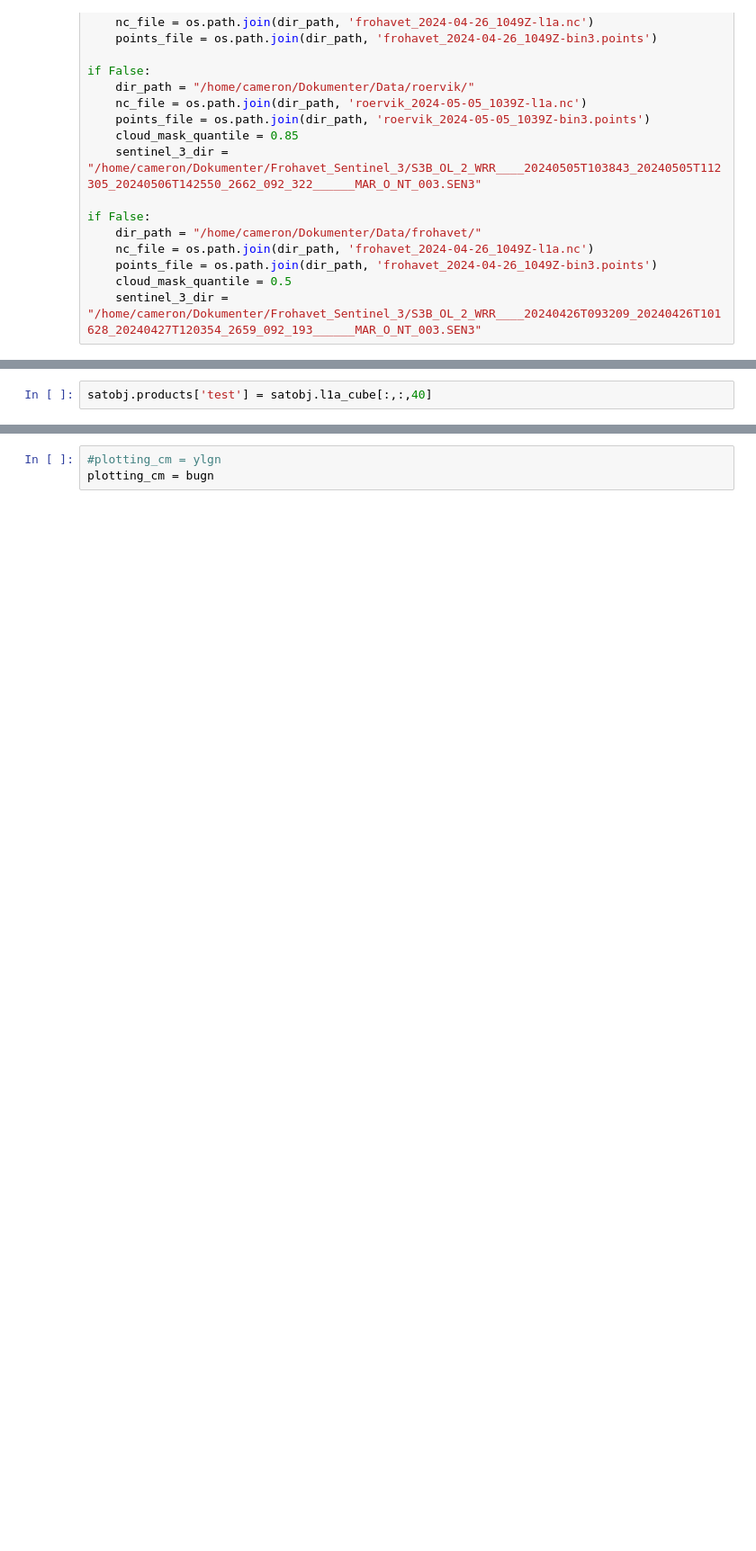
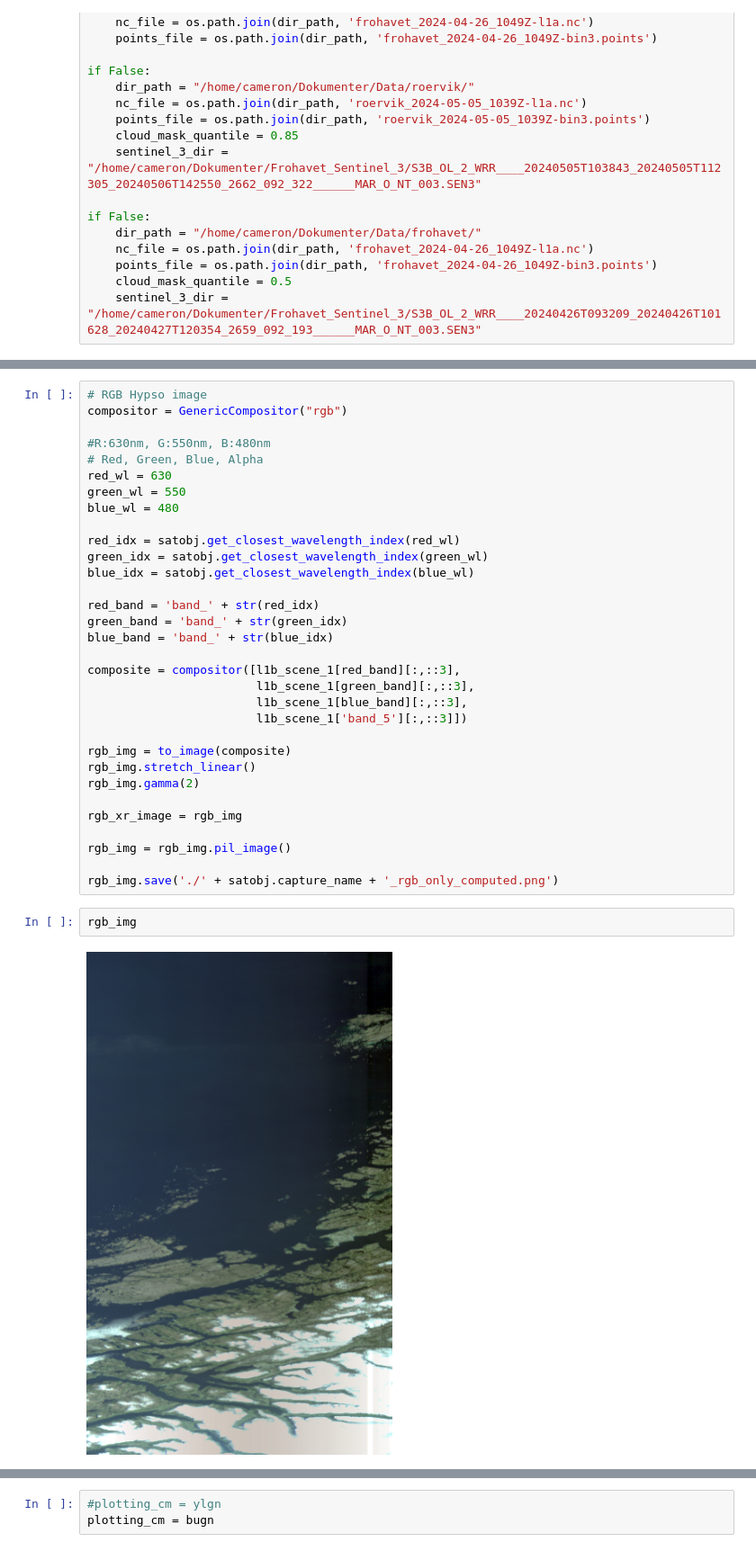
Before and after one commit to NTNU-SmallSat-Lab/hypso-package, a Jupyter notebook: testing/satpy_testing.ipynb, the cells around one changed output, grey strips where cells are left out. Shown at 90% size. Drawn from its saved outputs; the diff is of its cells as text; blank space fills up the shorter version.

```diff
--- a/testing/satpy_testing.ipynb
+++ b/testing/satpy_testing.ipynb
@@ -110,2 +89,0 @@ if False:
-# %%
-satobj.products['test'] = satobj.l1a_cube[:,:,40]
@@ -130,0 +99,36 @@ print(chl_scene._datasets.keys())
+# %%
+# RGB Hypso image
+compositor = GenericCompositor("rgb")
+
+#R:630nm, G:550nm, B:480nm
+# Red, Green, Blue, Alpha
+red_wl = 630
+green_wl = 550
+blue_wl = 480
+
+red_idx = satobj.get_closest_wavelength_index(red_wl)
+green_idx = satobj.get_closest_wavelength_index(green_wl)
+blue_idx = satobj.get_closest_wavelength_index(blue_wl)
+
+red_band = 'band_' + str(red_idx)
+green_band = 'band_' + str(green_idx)
+blue_band = 'band_' + str(blue_idx)
+
+composite = compositor([l1b_scene_1[red_band][:,::3],
+                        l1b_scene_1[green_band][:,::3],
+                        l1b_scene_1[blue_band][:,::3],
+                        l1b_scene_1['band_5'][:,::3]])
+
+rgb_img = to_image(composite)
+rgb_img.stretch_linear()
+rgb_img.gamma(2)
+
+rgb_xr_image = rgb_img
+
+rgb_img = rgb_img.pil_image()
+
+rgb_img.save('./' + satobj.capture_name + '_rgb_only_computed.png')
+# %%
+rgb_img
+# %% [output]
+[figure, added]
```
Also changed, not shown: parts of 16 cells of this notebook, 11 other files.
